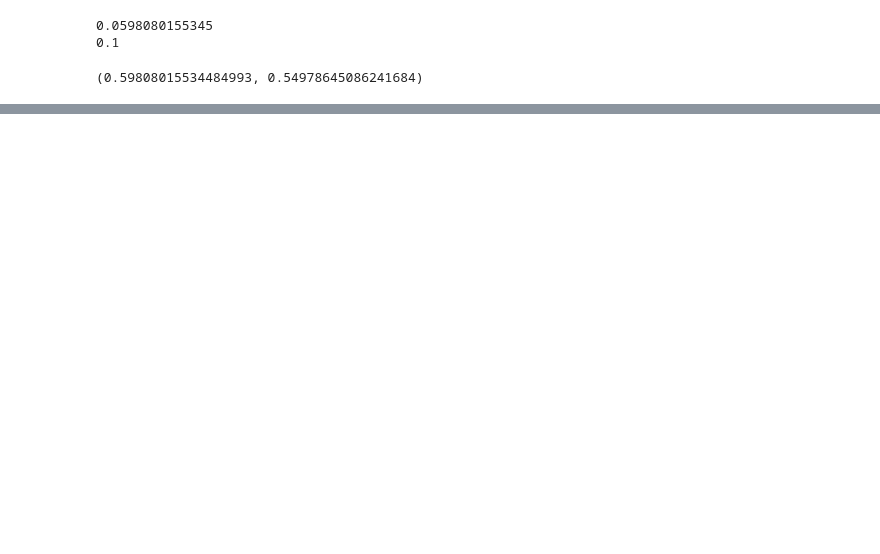
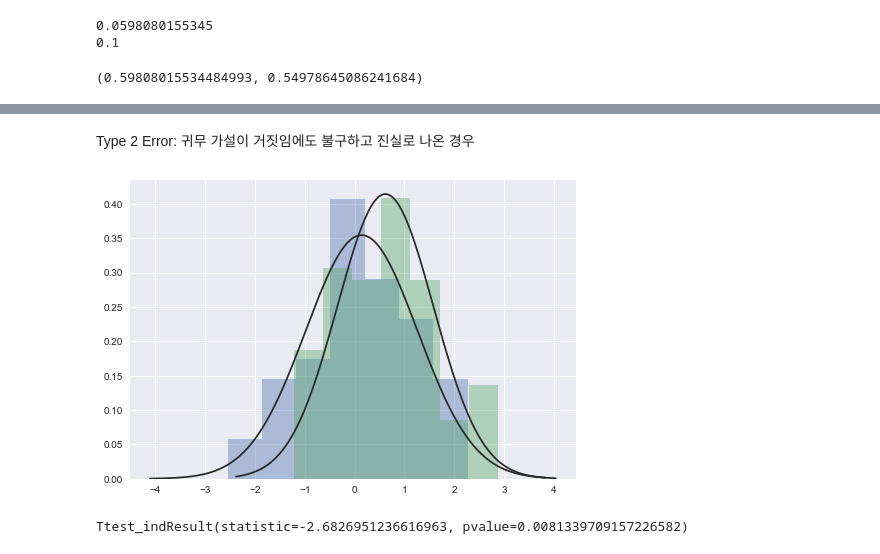
Before and after one commit to ehera2002/dss4_study, a Jupyter notebook: test using scipy.ipynb, the cells around one changed output, grey strips where cells are left out. Drawn from its saved outputs; the diff is of its cells as text; code cells hidden in the pictures; blank space fills up the shorter version.

```diff
--- a/test using scipy.ipynb
+++ b/test using scipy.ipynb
@@ -106,0 +156,17 @@ ztest_1samp(x)
+# %% [markdown]
+Type 2 Error: 귀무 가설이 거짓임에도 불구하고 진실로 나온 경우
+# %%
+N_1 = 50; mu_1 = 0; sigma_1 = 1
+N_2 = 100; mu_2 = 0.5; sigma_2 = 1
+np.random.seed(0)
+x1 = sp.stats.norm(mu_1, sigma_1).rvs(N_1)
+x2 = sp.stats.norm(mu_2, sigma_2).rvs(N_2)
+sns.distplot(x1, kde=False, fit=sp.stats.norm)
+sns.distplot(x2, kde=False, fit=sp.stats.norm)
+plt.show()
+# %% [output]
+[figure, added]
+# %%
+sp.stats.ttest_ind(x1, x2, equal_var=True)
+# %% [output]
+Ttest_indResult(statistic=-2.6826951236616963, pvalue=0.0081339709157226582)
```
Also changed, not shown: parts of 21 cells of this notebook.
